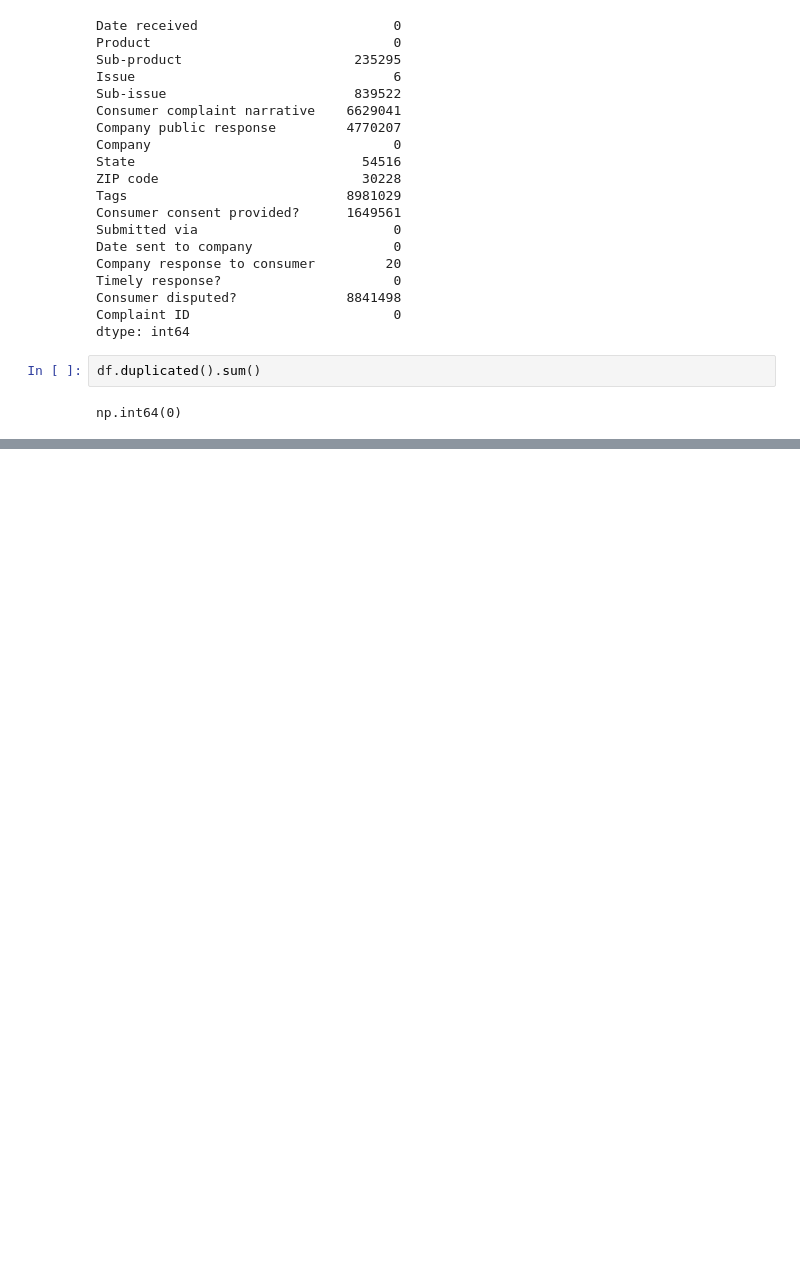
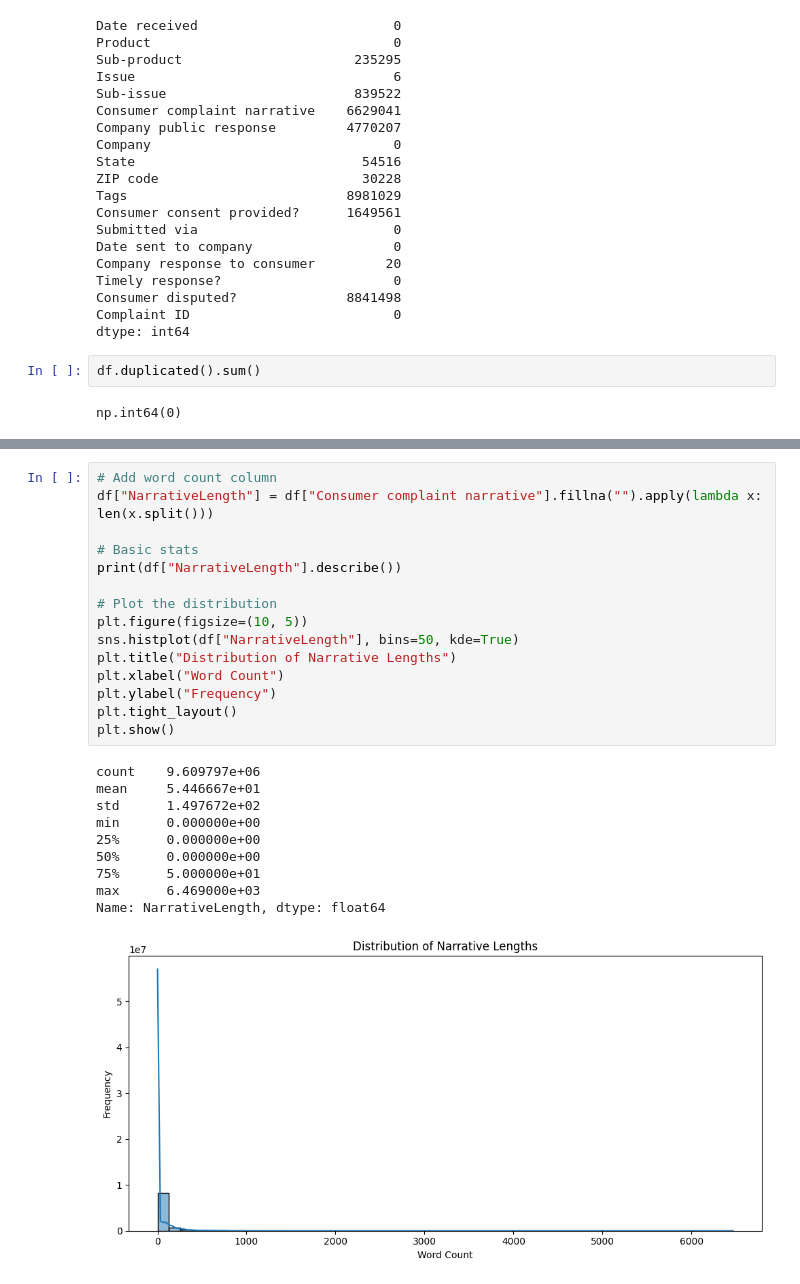
Before and after one commit to ayanasamuel8/complaint-analysis, a Jupyter notebook: notebooks/1.0-eda.ipynb, the cells around one changed output, grey strips where cells are left out. Cells and saved outputs as stored; diff of their text form; blank space fills up the shorter version.

```diff
--- a/notebooks/1.0-eda.ipynb
+++ b/notebooks/1.0-eda.ipynb
@@ -74,0 +111,26 @@ np.int64(0)
+# %%
+# Add word count column
+df["NarrativeLength"] = df["Consumer complaint narrative"].fillna("").apply(lambda x: len(x.split()))
+
+# Basic stats
+print(df["NarrativeLength"].describe())
+
+# Plot the distribution
+plt.figure(figsize=(10, 5))
+sns.histplot(df["NarrativeLength"], bins=50, kde=True)
+plt.title("Distribution of Narrative Lengths")
+plt.xlabel("Word Count")
+plt.ylabel("Frequency")
+plt.tight_layout()
+plt.show()
+# %% [output]
+count    9.609797e+06
+mean     5.446667e+01
+std      1.497672e+02
+min      0.000000e+00
+25%      0.000000e+00
+50%      0.000000e+00
+75%      5.000000e+01
+max      6.469000e+03
+Name: NarrativeLength, dtype: float64
+[figure, added]
```
Also changed, not shown: parts of 10 cells of this notebook, 1 other file.
